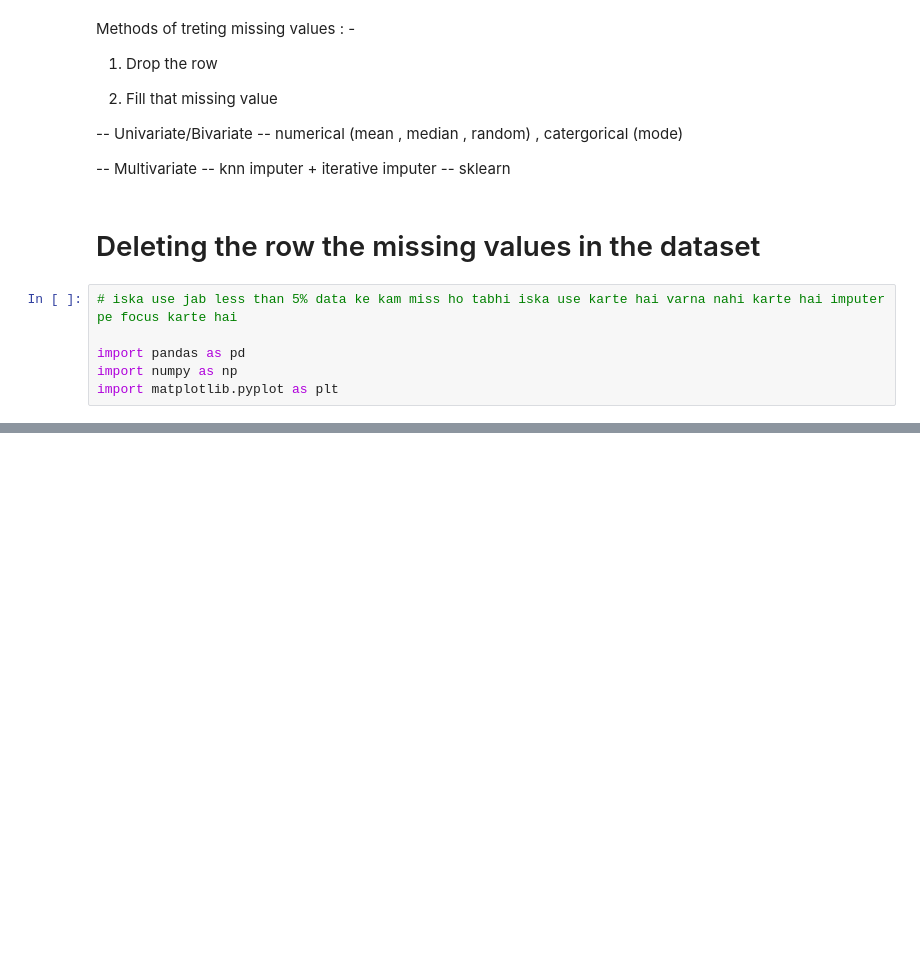
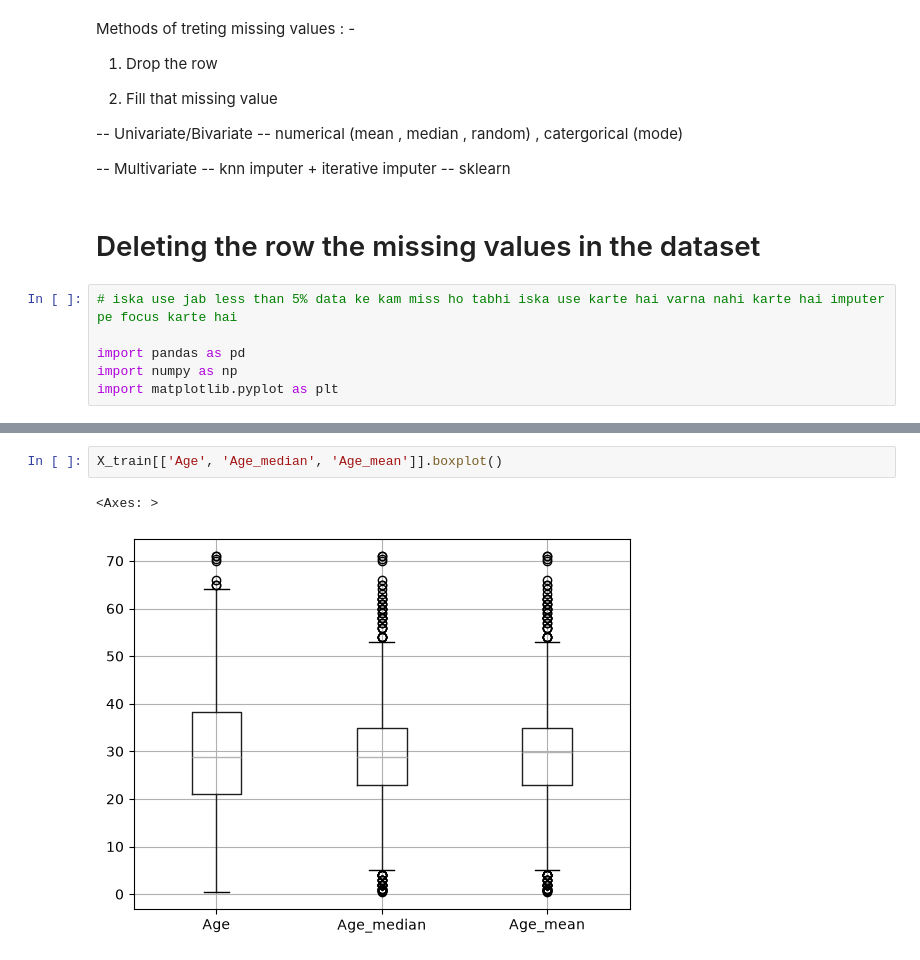
Before and after one commit to Kshubham0315/Complete-Machine-Learning, a Jupyter notebook: 8_ML.ipynb, the cells around one changed output, grey strips where cells are left out. Saved outputs shown, nothing was run; the diff lists cells and outputs as text; blank space fills up the shorter version.

```diff
--- a/8_ML.ipynb
+++ b/8_ML.ipynb
@@ -206,0 +355,5 @@ import matplotlib.pyplot as plt
+# %%
+X_train[['Age', 'Age_median', 'Age_mean']].boxplot()
+# %% [output]
+<Axes: >
+[figure, added]
```
Also changed, not shown: parts of 22 cells of this notebook.
